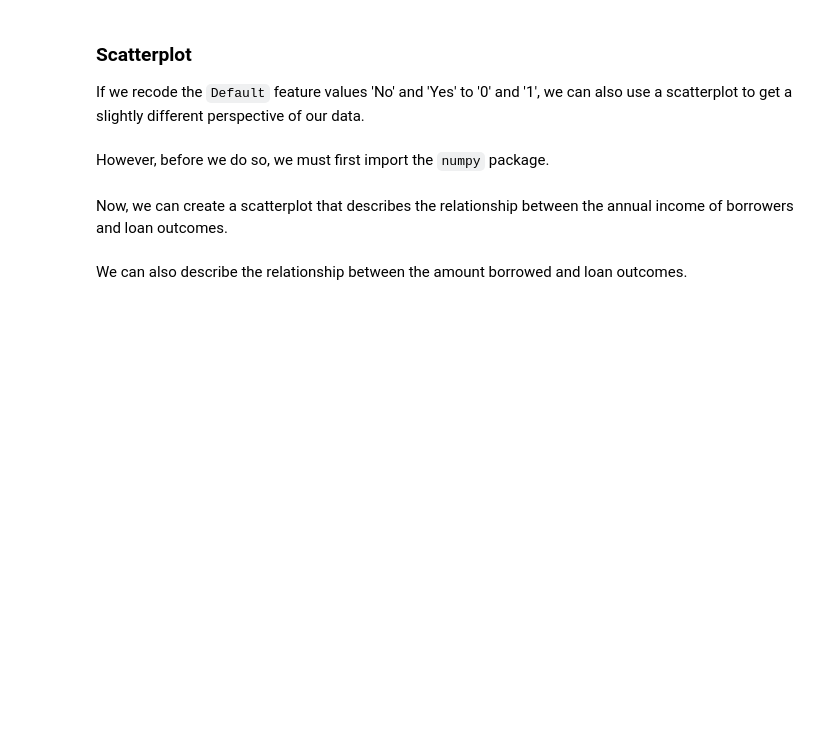
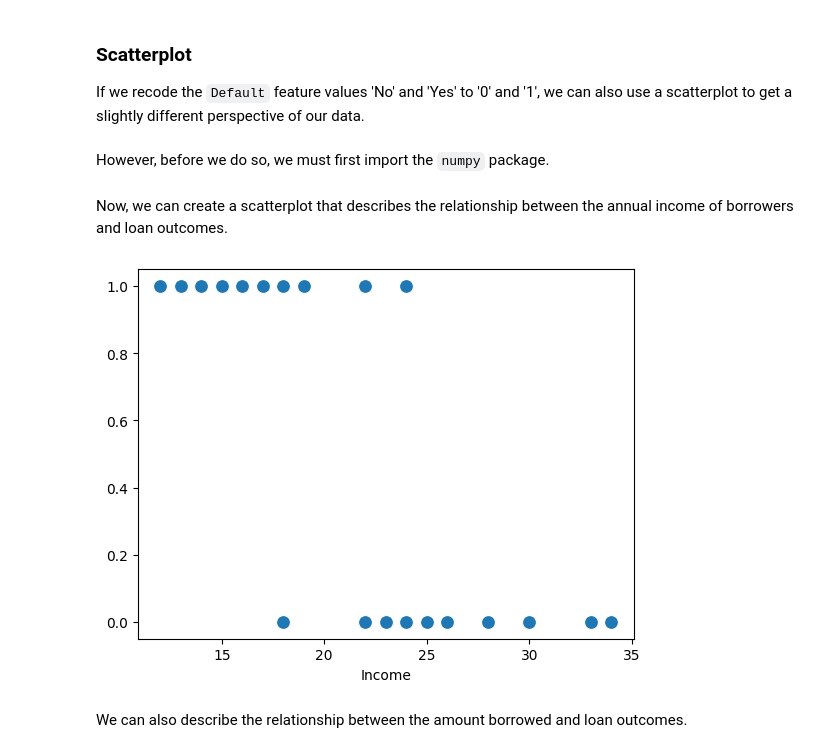
Before and after one commit to ukrainets/machine-learning-with-python-logistic-regression-3211129, a Jupyter notebook: src/03b.ipynb, the cells around one changed output. Drawn from its saved outputs; the diff is of its cells as text; code cells hidden in the pictures; blank space fills up the shorter version.

```diff
--- a/src/03b.ipynb
+++ b/src/03b.ipynb
@@ -74,5 +107,9 @@ However, before we do so, we must first import the `numpy` package.
 import numpy as np
 # %% [markdown]
 Now, we can create a scatterplot that describes the relationship between the annual income of borrowers and loan outcomes.
+# %%
+ax = sns.scatterplot(x = loan['Income'], y = np.where(loan['Default']=='No', 0,1), s = 100)
+# %% [output]
+[figure, added]
 # %% [markdown]
 We can also describe the relationship between the amount borrowed and loan outcomes.
```
Also changed, not shown: parts of 5 cells of this notebook.
